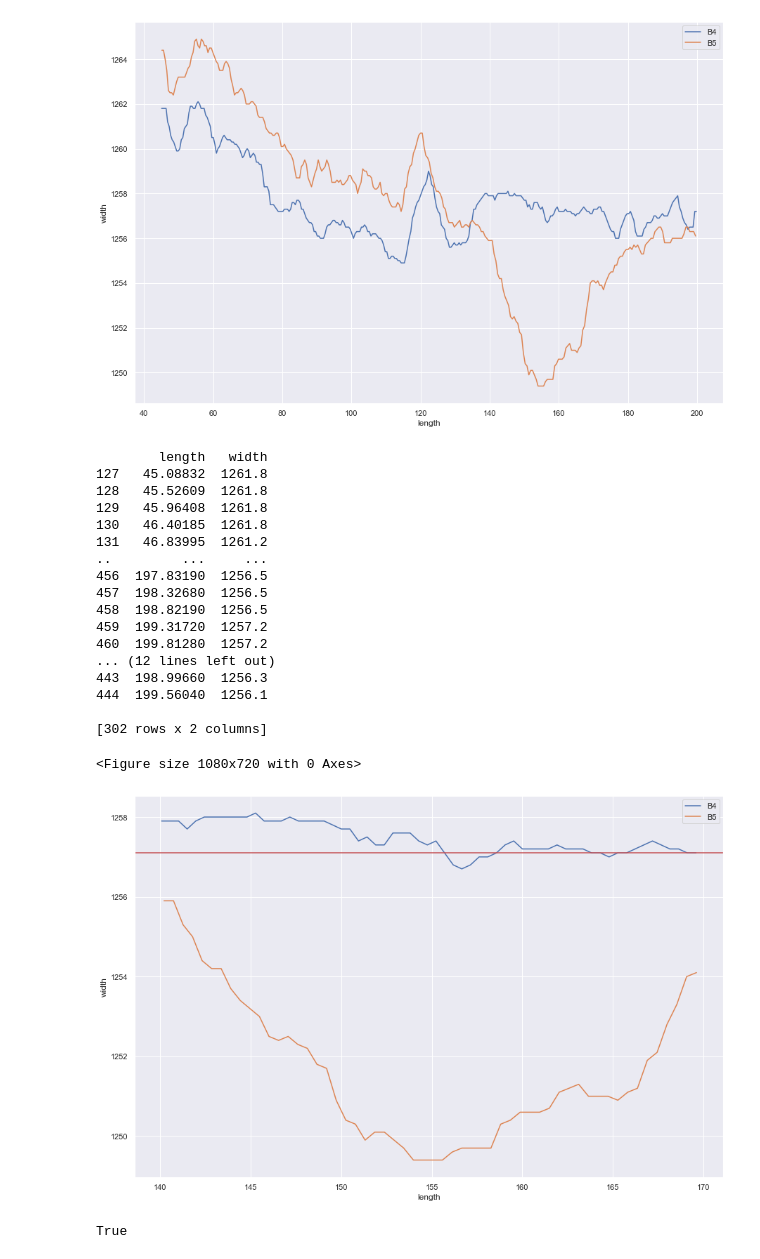
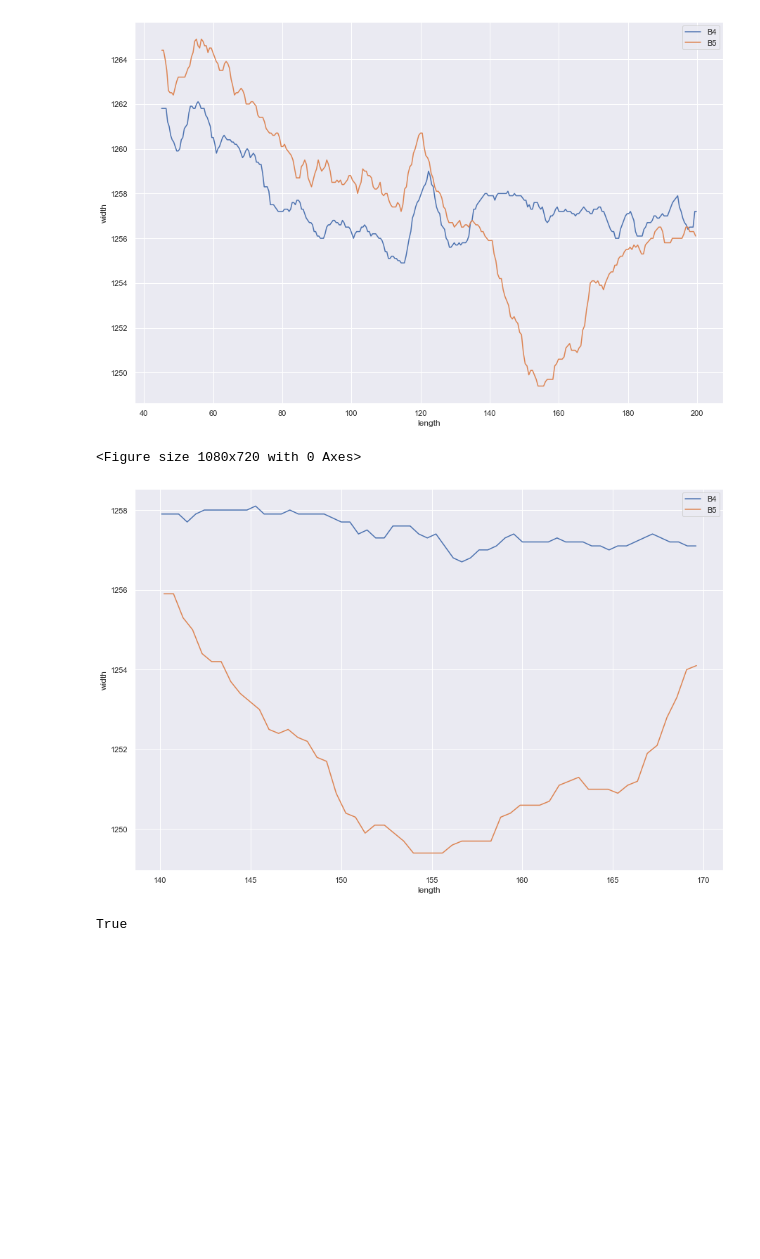
Before and after one commit to HavvaEb/ArcelorMittal_project, a Jupyter notebook: PlottingData.ipynb, the cells around one changed output. Cells and saved outputs as stored; diff of their text form; code cells hidden in the pictures; blank space fills up the shorter version.

```diff
--- a/PlottingData.ipynb
+++ b/PlottingData.ipynb
@@ -53,37 +53,22 @@ g = sns.lineplot(data=b5,x='length',y='width',label='B5')
 # %% [output]
 [figure]
 # %%
-plt.figure()
-_b4 = b4[(b4['length'] >= 140) & (b4['length'] <= 170)]
-_b5 = b5[(b5['length'] >= 140) & (b5['length'] <= 170)]
-plt.figure()
-treshold = _b4.quantile(.1).width
-sns.lineplot(data=_b4,x='length',y='width',label='B4')
-g = sns.lineplot(data=_b5,x='length',y='width',label='B5')
-g.axhline(treshold,c='r')
-#_b4.describe()
-print(b4)
-print(b5)
+def min_plot(b4,b5):
+    plt.figure()
+    _b4 = b4[(b4['length'] >= 140) & (b4['length'] <= 170)]
+    _b5 = b5[(b5['length'] >= 140) & (b5['length'] <= 170)]
+    plt.figure()
+    #treshold = _b4.quantile(.1).width
+    sns.lineplot(data=_b4,x='length',y='width',label='B4')
+    sns.lineplot(data=_b5,x='length',y='width',label='B5')
+    #g.axhline(treshold,c='r')
+    #_b4.describe()
+    #print(b4)
+    #print(b5)
+min_plot(b4,b5)
 # %% [output]
-        length   width
-127   45.08832  1261.8
-128   45.52609  1261.8
-129   45.96408  1261.8
-130   46.40185  1261.8
-131   46.83995  1261.2
-..         ...     ...
-456  197.83190  1256.5
-457  198.32680  1256.5
-458  198.82190  1256.5
-459  199.31720  1257.2
-460  199.81280  1257.2
-... (12 lines left out)
-443  198.99660  1256.3
-444  199.56040  1256.1
-
-[302 rows x 2 columns]
+<Figure size 1080x720 with 0 Axes>
-<Figure size 1080x720 with 0 Axes>
-[figure, old version]
+[figure, new version]
 # %%
 def calculate_constriction(B4,B5):
 
```
Also changed, not shown: parts of 3 cells of this notebook.
